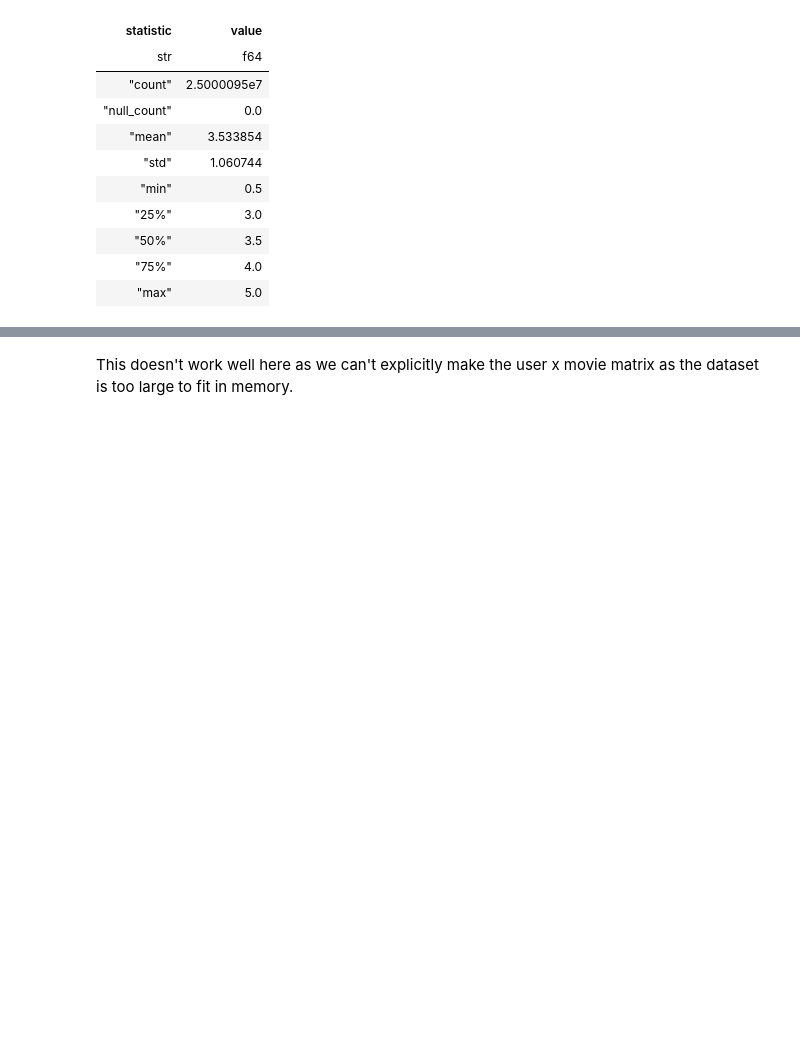
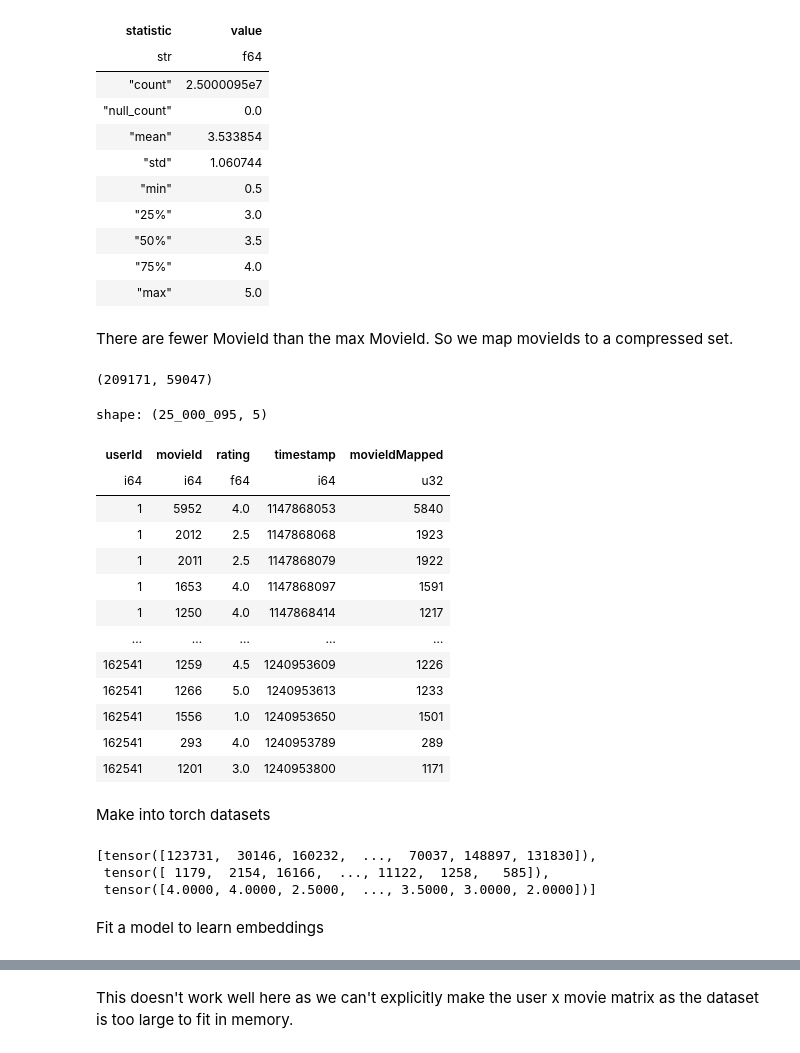
Before and after one commit to stanton119/data-analysis, a Jupyter notebook: neural_networks/unfinished-movie_similarity/nn_embeddings.ipynb, the cells around one changed output, grey strips where cells are left out. Saved outputs shown, nothing was run; the diff lists cells and outputs as text; code cells hidden in the pictures; blank space fills up the shorter version.

```diff
--- a/neural_networks/unfinished-movie_similarity/nn_embeddings.ipynb
+++ b/neural_networks/unfinished-movie_similarity/nn_embeddings.ipynb
@@ -120,3 +120,35 @@ shape: (9, 2)
 | "50%" | 3.5 |
 | "75%" | 4.0 |
 | "max" | 5.0 |
+# %% [markdown]
+There are fewer MovieId than the max MovieId. So we map movieIds to a compressed set.
+# %%
+ratings_df["movieId"].max(), ratings_df["movieId"].unique().len()
+# %% [output]
+(209171, 59047)
+# %%
+movie_id_mapping = (
+    ratings_df[["movieId"]]
+    .unique()
+    .sort("movieId")
+    .with_row_index(name="movieIdMapped")
+)
+ratings_df = ratings_df.join(movie_id_mapping, on="movieId", how="left")
+ratings_df
+# %% [output]
+shape: (25_000_095, 5)
+| userId | movieId | rating | timestamp | movieIdMapped |
+| i64 | i64 | f64 | i64 | u32 |
+| 1 | 5952 | 4.0 | 1147868053 | 5840 |
+| 1 | 2012 | 2.5 | 1147868068 | 1923 |
+| 1 | 2011 | 2.5 | 1147868079 | 1922 |
+| 1 | 1653 | 4.0 | 1147868097 | 1591 |
+| 1 | 1250 | 4.0 | 1147868414 | 1217 |
+| … | … | … | … | … |
+| 162541 | 1259 | 4.5 | 1240953609 | 1226 |
+| 162541 | 1266 | 5.0 | 1240953613 | 1233 |
+| 162541 | 1556 | 1.0 | 1240953650 | 1501 |
+| 162541 | 293 | 4.0 | 1240953789 | 289 |
+| 162541 | 1201 | 3.0 | 1240953800 | 1171 |
+# %% [markdown]
+Make into torch datasets
@@ -122,0 +180,8 @@ shape: (9, 2)
+# %%
+batch
+# %% [output]
+[tensor([123731,  30146, 160232,  ...,  70037, 148897, 131830]),
+ tensor([ 1179,  2154, 16166,  ..., 11122,  1258,   585]),
+ tensor([4.0000, 4.0000, 2.5000,  ..., 3.5000, 3.0000, 2.0000])]
+# %% [markdown]
+Fit a model to learn embeddings
```
Also changed, not shown: parts of 16 cells of this notebook, 1 other file.
